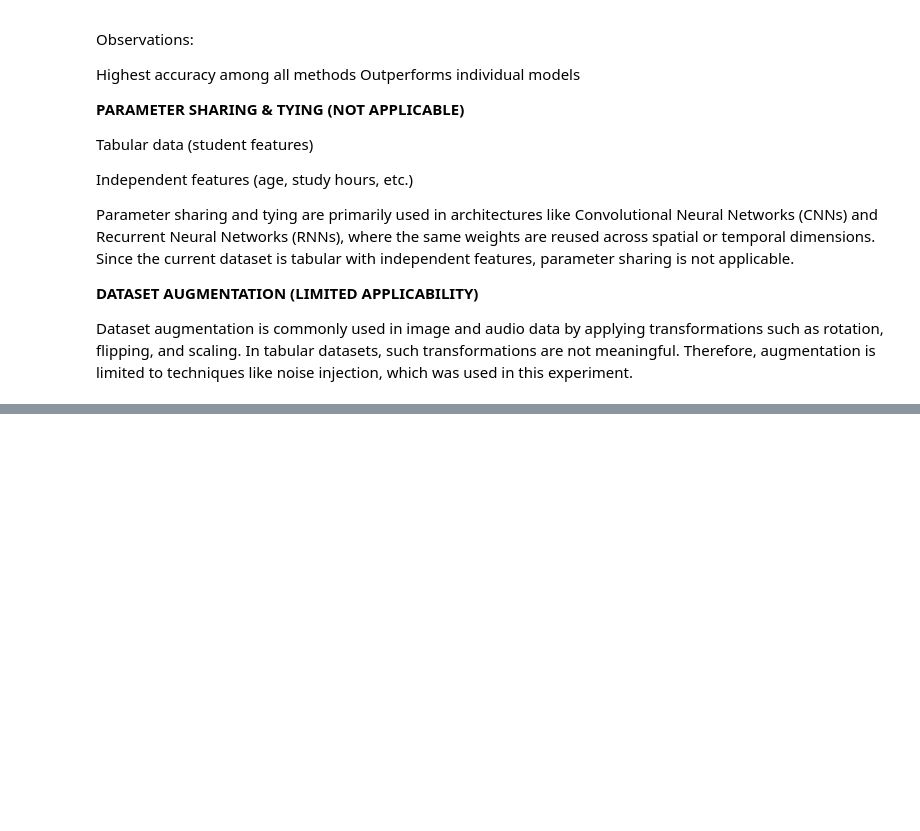
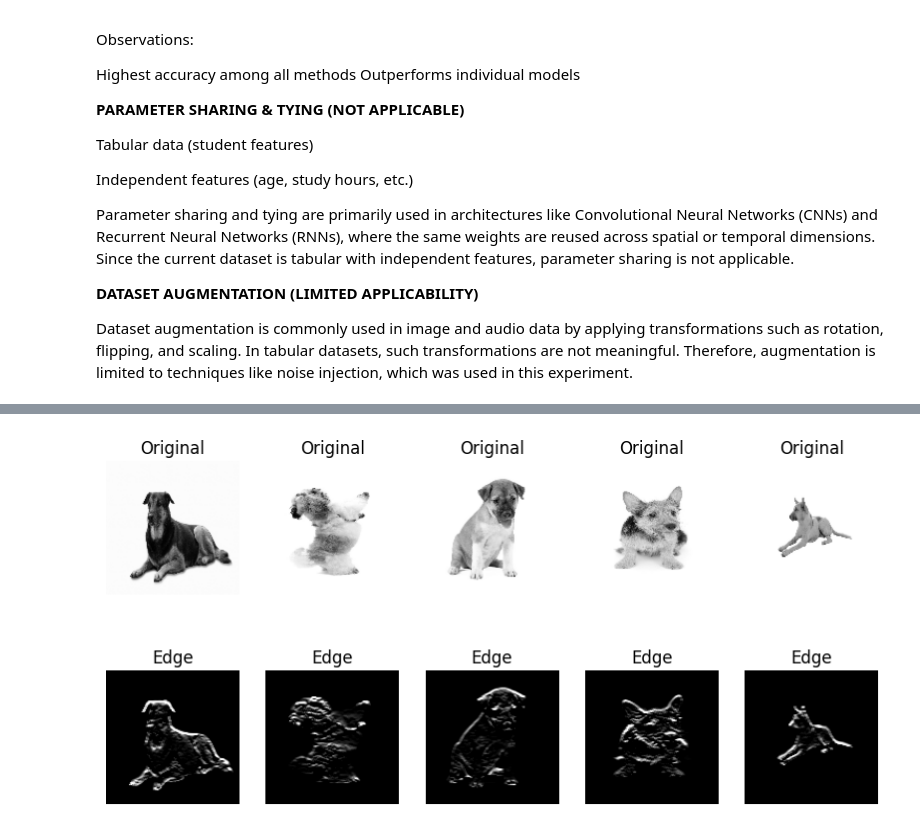
Before and after one commit to vigneshwar315/DeepLearning, a Jupyter notebook: DLAssignment.ipynb, the cells around one changed output, grey strips where cells are left out. Cells and saved outputs as stored; diff of their text form; code cells hidden in the pictures; blank space fills up the shorter version.

```diff
--- a/DLAssignment.ipynb
+++ b/DLAssignment.ipynb
@@ -1894,0 +2073,21 @@ Dataset augmentation is commonly used in image and audio data by applying transf
+# %%
+# horizontal Edge detection kernel
+kernel = np.array([
+    [1, 1, 1],
+    [0, 0, 0],
+    [-1, -1, -1]
+])
+plt.figure(figsize=(10,5))
+for i in range(5):
+    edge = cv2.filter2D(images[i], -1, kernel)
+    plt.subplot(2,5,i+1)
+    plt.title("Original")
+    plt.imshow(images[i], cmap='gray')
+    plt.axis('off')
+    plt.subplot(2,5,i+6)
+    plt.title("Edge")
+    plt.imshow(edge, cmap='gray')
+    plt.axis('off')
+plt.show()
+# %% [output]
+[figure, added]
```
Also changed, not shown: parts of 25 cells of this notebook.
